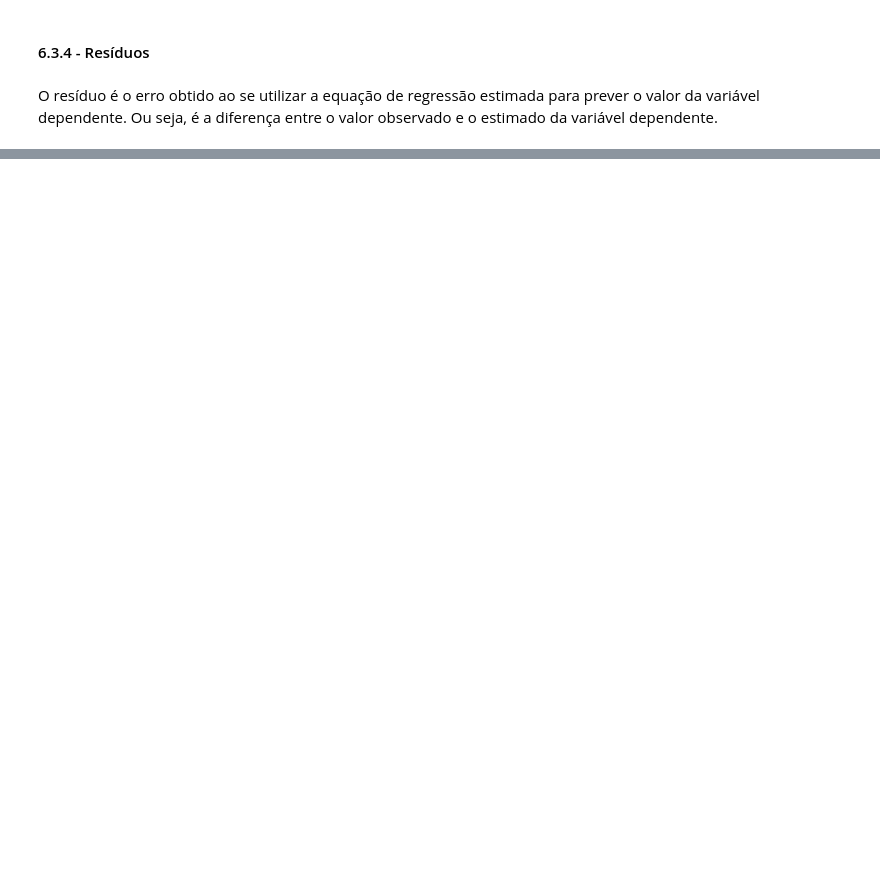
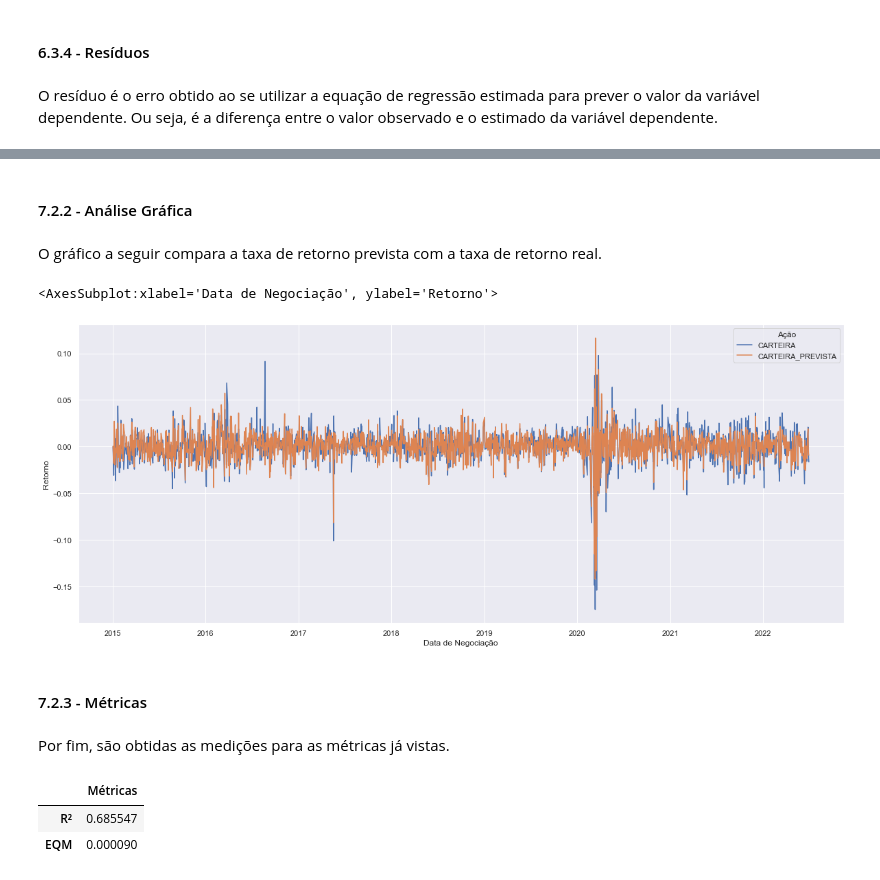
Before and after one commit to pauloceliojr/aedi-prova-final, a Jupyter notebook: prova_final.ipynb, the cells around one changed output, grey strips where cells are left out. Cells and saved outputs as stored; diff of their text form; code cells hidden in the pictures; blank space fills up the shorter version.

```diff
--- a/prova_final.ipynb
+++ b/prova_final.ipynb
@@ -815,0 +841,2 @@ dataset
+# %%
+y = taxas_retorno["CARTEIRA"]
@@ -815,0 +847,2 @@ dataset
+# %%
+X_train, X_test, y_train, y_test = train_test_split(X, y, test_size=0.3, random_state=9)
@@ -815,0 +851,3 @@ dataset
+# %%
+modelo = LinearRegression()
+modelo.fit(X_train.values.reshape(-1, 1), y_train) # reshape necessário por só haver uma feature
@@ -815,0 +882,4 @@ dataset
+# %%
+y_previsto = modelo.predict(taxas_retorno["BVSP"].values.reshape(-1, 1))
+taxas_retorno["CARTEIRA_PREVISTA"] = y_previsto
+taxas_retorno.filter(["Data de Negociação", "CARTEIRA", "CARTEIRA_PREVISTA"]).head()
@@ -815,0 +893,25 @@ dataset
+# %% [markdown]
+#### 7.2.2 - Análise Gráfica
+# %% [markdown]
+O gráfico a seguir compara a taxa de retorno prevista com a taxa de retorno real.
+# %%
+taxas_retorno_melted = pd.melt(taxas_retorno, id_vars=["Data de Negociação"], var_name="Ação", value_name="Retorno")
+ax = sns.lineplot(data=taxas_retorno_melted.query("Ação in ['CARTEIRA', 'CARTEIRA_PREVISTA']"), x="Data de Negociação", y="Retorno", hue="Ação")
+ax.figure.set_size_inches(20, 8)
+ax
+# %% [output]
+<AxesSubplot:xlabel='Data de Negociação', ylabel='Retorno'>
+[figure, added]
+# %% [markdown]
+#### 7.2.3 - Métricas
+# %% [markdown]
+Por fim, são obtidas as medições para as métricas já vistas.
+# %%
+r2 = metrics.r2_score(taxas_retorno["CARTEIRA"], taxas_retorno["CARTEIRA_PREVISTA"]).round(6)
+eqm = metrics.mean_squared_error(taxas_retorno["CARTEIRA"], taxas_retorno["CARTEIRA_PREVISTA"]).round(6)
+
+pd.DataFrame([r2, eqm], ["R²", "EQM"], columns=["Métricas"])
+# %% [output]
+|  | Métricas |
+| R² | 0.685547 |
+| EQM | 0.000090 |
```
Also changed, not shown: parts of 76 cells of this notebook.
